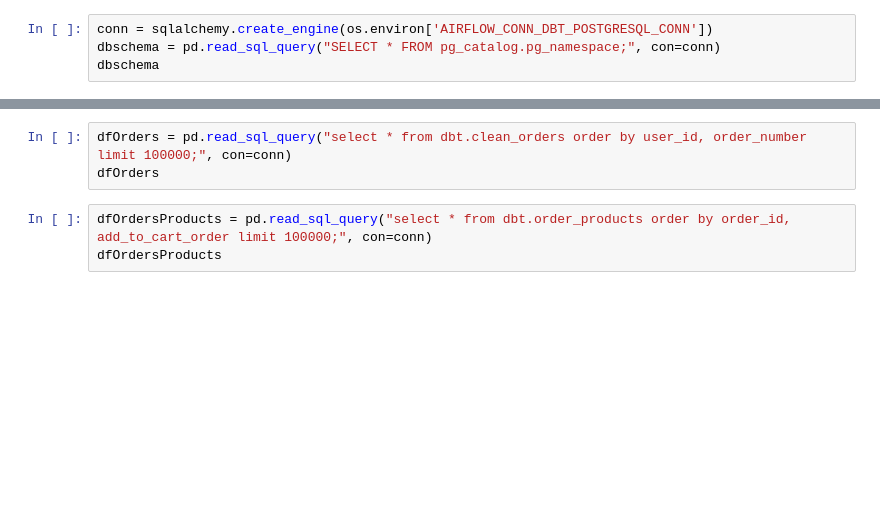
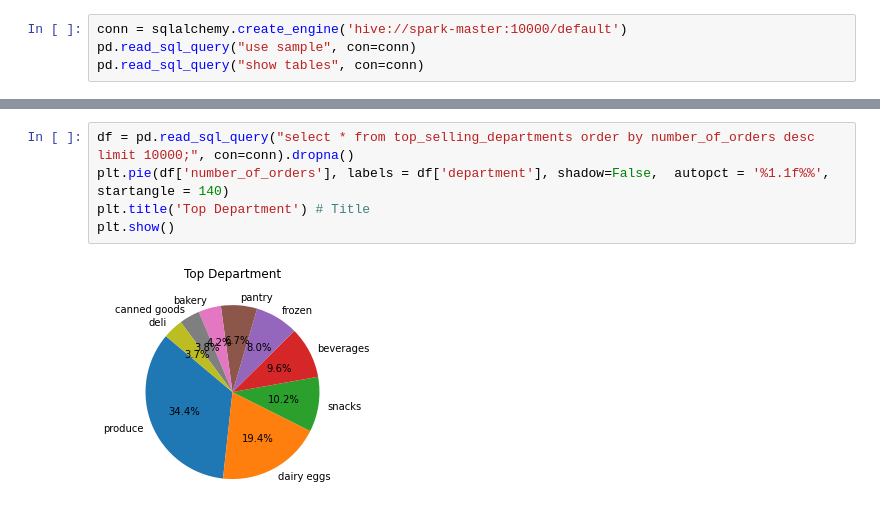
Before and after one commit to kt-chan/dbt-airflow-docker, a Jupyter notebook: jupyter/InstacartDemo.ipynb, the cells around one changed output, grey strips where cells are left out. Drawn from its saved outputs; the diff is of its cells as text; blank space fills up the shorter version.

```diff
--- a/jupyter/InstacartDemo.ipynb
+++ b/jupyter/InstacartDemo.ipynb
@@ -35,4 +32,4 @@ os.environ['AIRFLOW_CONN_DBT_POSTGRESQL_CONN']
 # %%
-conn = sqlalchemy.create_engine(os.environ['AIRFLOW_CONN_DBT_POSTGRESQL_CONN'])
-dbschema = pd.read_sql_query("SELECT * FROM pg_catalog.pg_namespace;", con=conn)
-dbschema
+conn = sqlalchemy.create_engine('hive://spark-master:10000/default')
+pd.read_sql_query("use sample", con=conn)
+pd.read_sql_query("show tables", con=conn)
@@ -39,6 +54,7 @@ dbschema
-# %%
-dfOrders = pd.read_sql_query("select * from dbt.clean_orders order by user_id, order_number limit 100000;", con=conn)
-dfOrders
-# %%
-dfOrdersProducts = pd.read_sql_query("select * from dbt.order_products order by order_id, add_to_cart_order limit 100000;", con=conn)
-dfOrdersProducts
+# %%
+df = pd.read_sql_query("select * from top_selling_departments order by number_of_orders desc limit 10000;", con=conn).dropna()
+plt.pie(df['number_of_orders'], labels = df['department'], shadow=False,  autopct = '%1.1f%%', startangle = 140)
+plt.title('Top Department') # Title
+plt.show()
+# %% [output]
+[figure, added]
```
Also changed, not shown: parts of 9 cells of this notebook, 1 other file.
